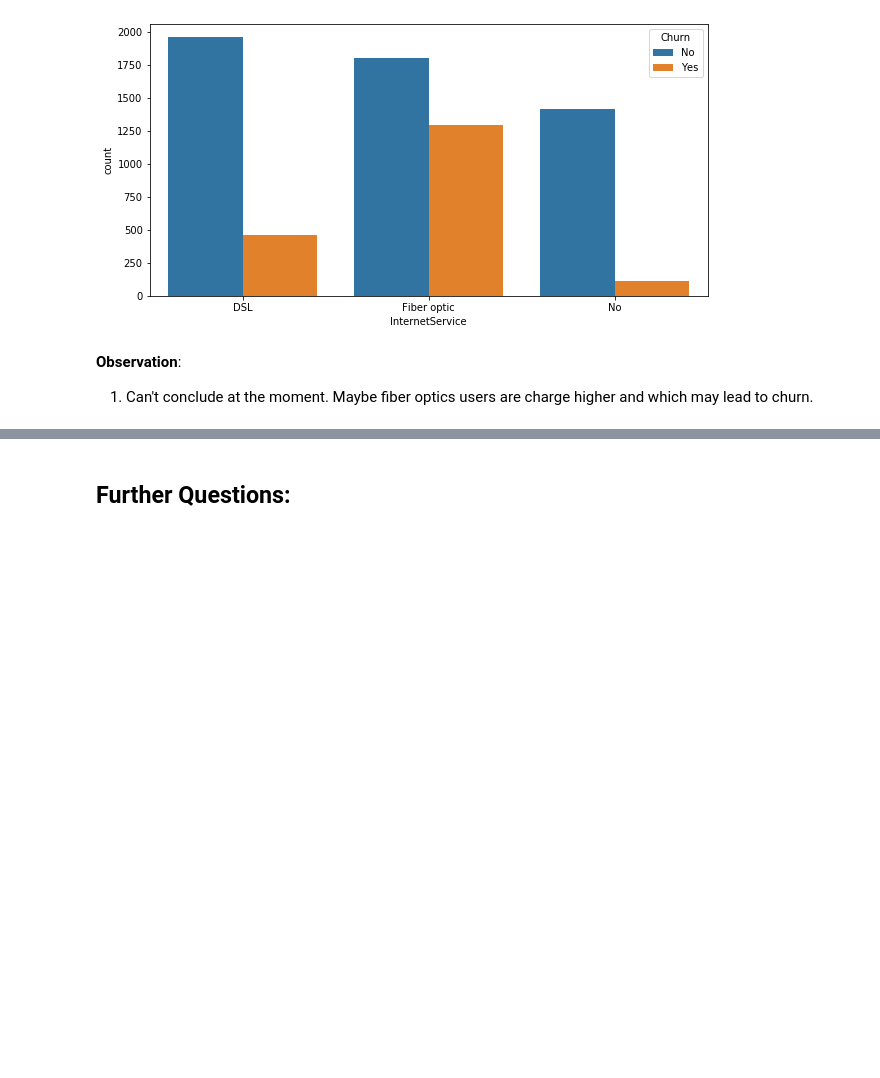
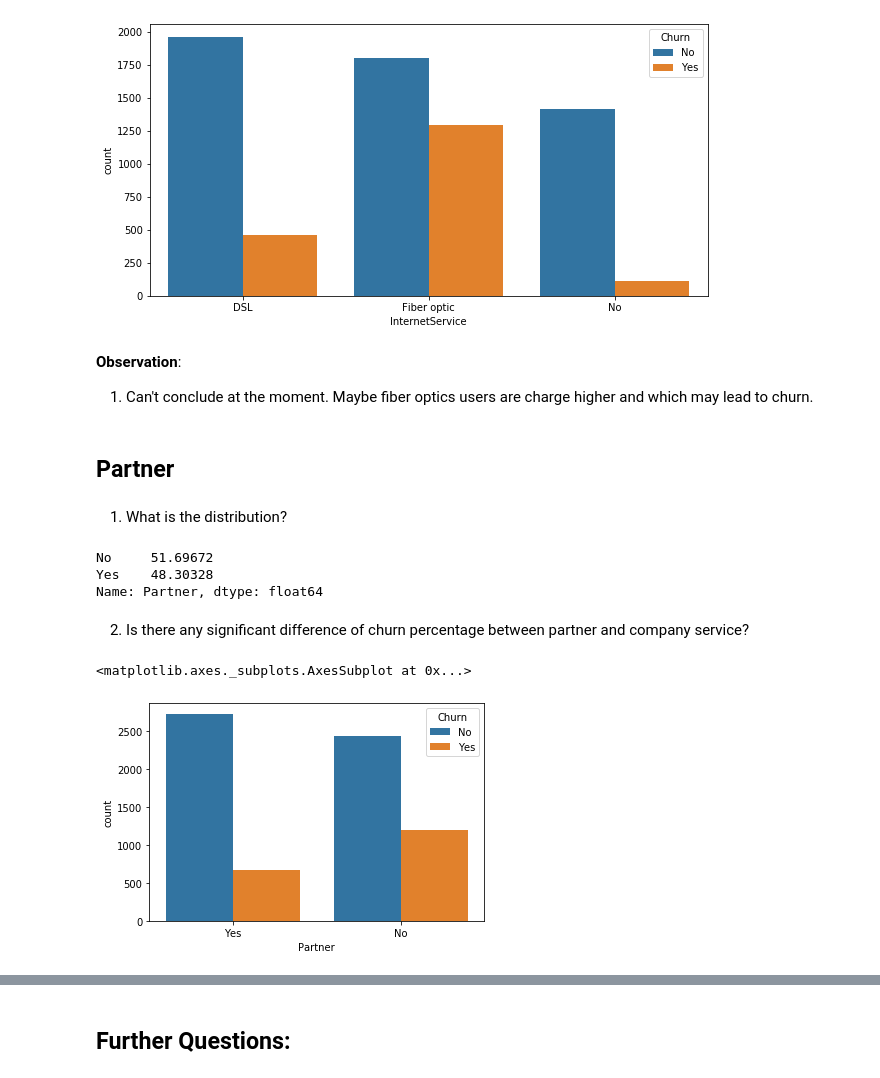
Before and after one commit to sehan10/Churn-Analysis, a Jupyter notebook: EDA.ipynb, the cells around one changed output, grey strips where cells are left out. Drawn from its saved outputs; the diff is of its cells as text; code cells hidden in the pictures; blank space fills up the shorter version.

```diff
--- a/EDA.ipynb
+++ b/EDA.ipynb
@@ -330,3 +334,20 @@ sns.countplot(dt['InternetService'], hue=dt['Churn'])
 # %% [markdown]
 __Observation__:
 1. Can't conclude at the moment. Maybe fiber optics users are charge higher and which may lead to churn.
+# %% [markdown]
+## Partner
+# %% [markdown]
+1. What is the distribution?
+# %%
+(dt['Partner'].value_counts()/len(dt))*100
+# %% [output]
+No     51.69672
+Yes    48.30328
+Name: Partner, dtype: float64
+# %% [markdown]
+2. Is there any significant difference of churn percentage between partner and company service?
+# %%
+sns.countplot(dt['Partner'], hue=dt['Churn'])
+# %% [output]
+<matplotlib.axes._subplots.AxesSubplot at 0x...>
+[figure, added]
```
Also changed, not shown: parts of 60 cells of this notebook.
